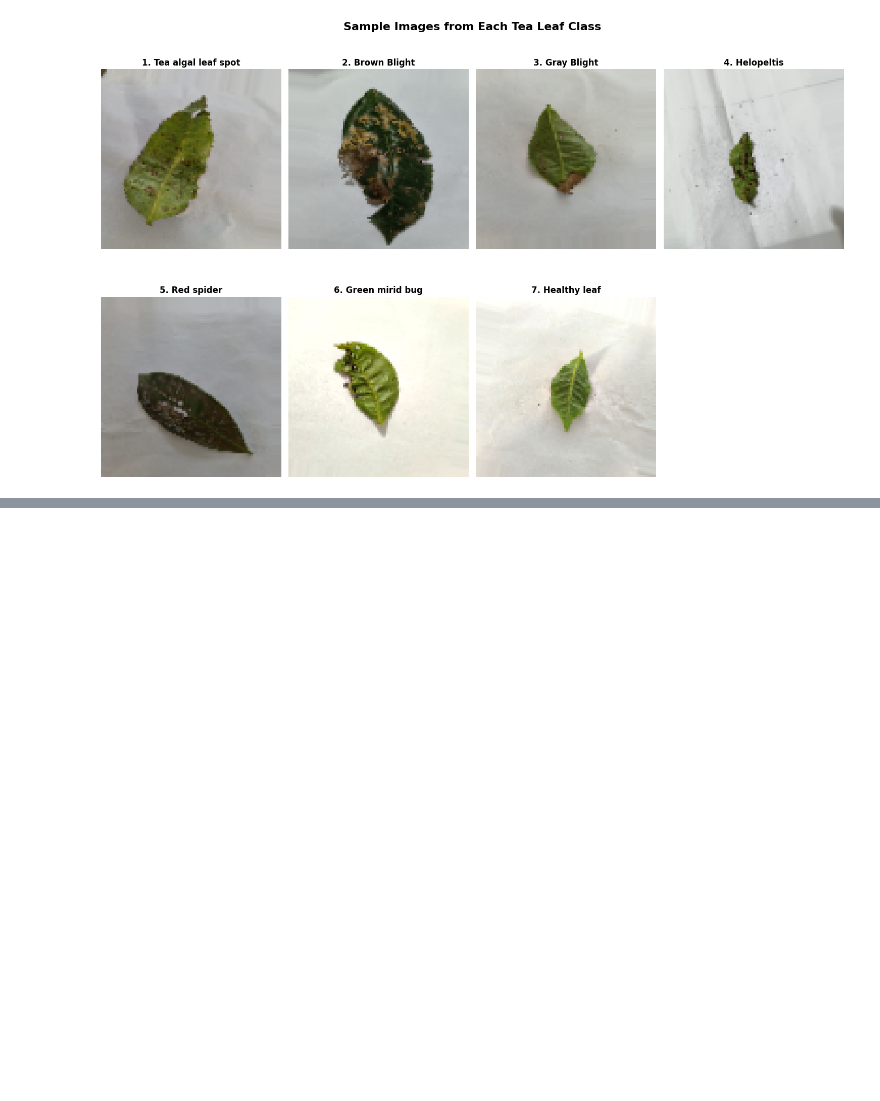
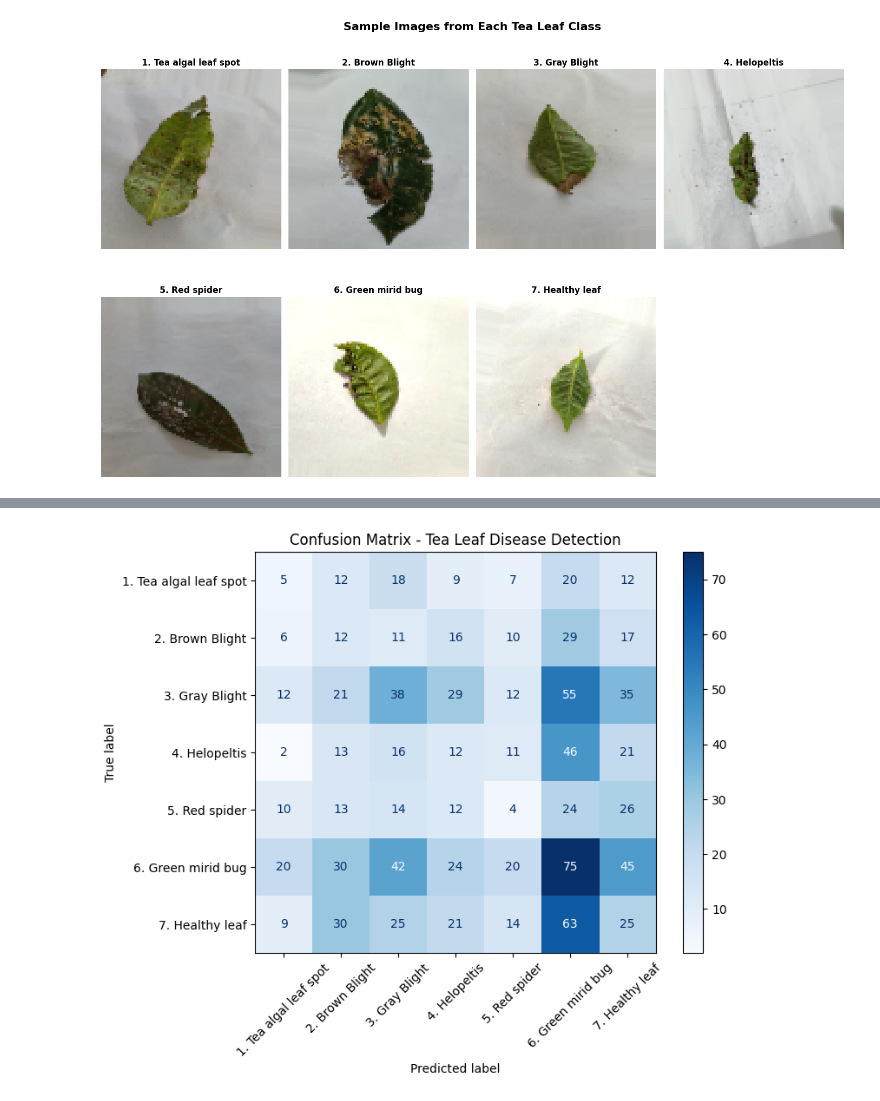
Before and after one commit to Gousepasha789/Tea-Leaf-disease-detection, a Jupyter notebook: Tea_Leaf_Disease_Detection.ipynb, the cells around one changed output, grey strips where cells are left out. Drawn from its saved outputs; the diff is of its cells as text; code cells hidden in the pictures; blank space fills up the shorter version.

```diff
--- a/Tea_Leaf_Disease_Detection.ipynb
+++ b/Tea_Leaf_Disease_Detection.ipynb
@@ -298,0 +303,19 @@ Total Epochs Run : 20
+# %%
+from sklearn.metrics import confusion_matrix, ConfusionMatrixDisplay
+
+# Get true labels directly from val_data
+y_true = val_data.labels
+
+# Predict in one batch
+y_pred = np.argmax(best_model.predict(val_data, verbose=0), axis=1)
+
+# Confusion Matrix
+cm = confusion_matrix(y_true, y_pred)
+disp = ConfusionMatrixDisplay(confusion_matrix=cm, display_labels=val_data.class_indices.keys())
+
+plt.figure(figsize=(8,6))
+disp.plot(cmap="Blues", values_format="d", xticks_rotation=45, ax=plt.gca())
+plt.title("Confusion Matrix - Tea Leaf Disease Detection")
+plt.show()
+# %% [output]
+[figure, added]
```
Also changed, not shown: parts of 4 cells of this notebook.
